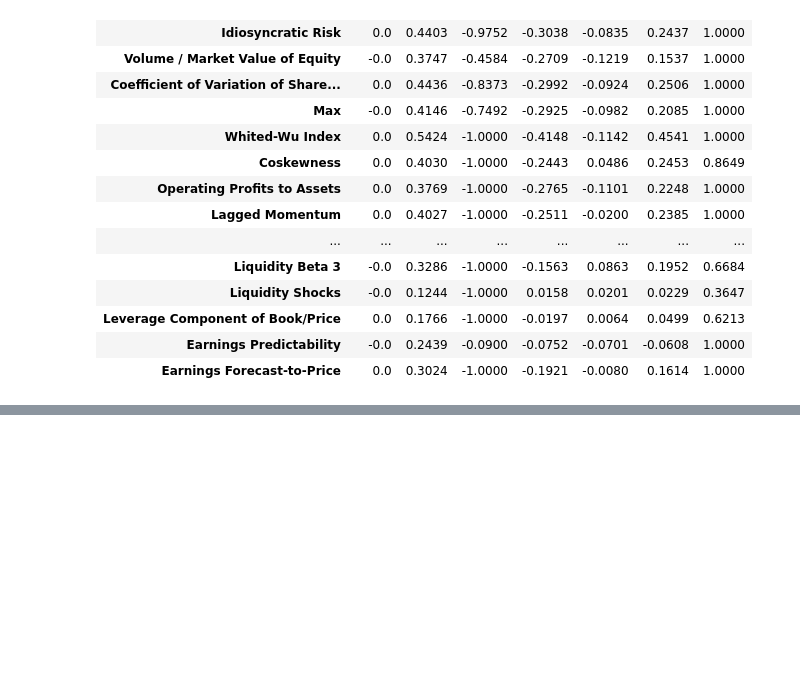
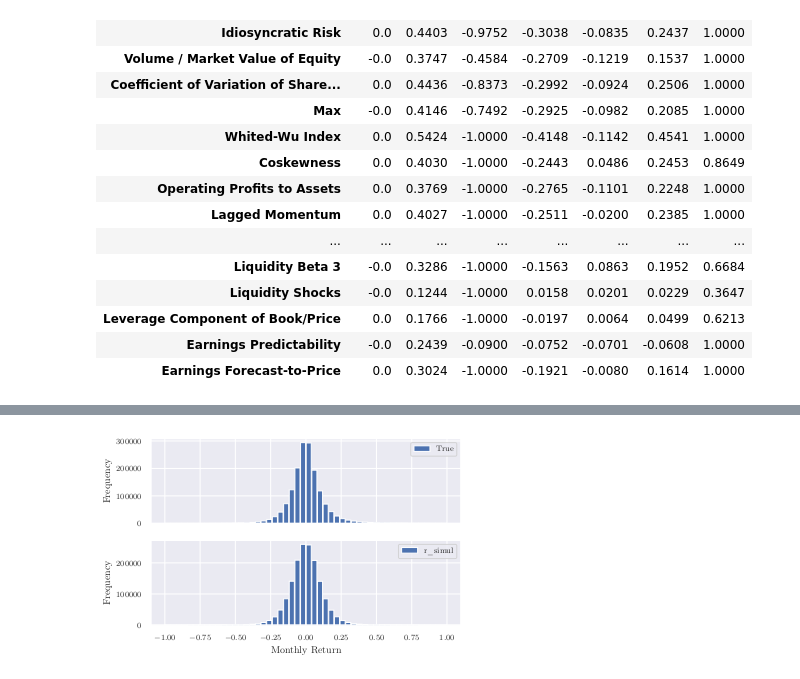
Before and after one commit to karolinachalupova/DiplomaThesis, a Jupyter notebook: figures_data.ipynb, the cells around one changed output, grey strips where cells are left out. Saved outputs shown, nothing was run; the diff lists cells and outputs as text; code cells hidden in the pictures; blank space fills up the shorter version.

```diff
--- a/figures_data.ipynb
+++ b/figures_data.ipynb
@@ -137,0 +141,6 @@ figures.tabulate_meta()
+# %%
+dt_sim_small = Simulated()
+dt_sim_small.load()
+
+df_sim_small = dt_sim_small.features
+r_sim_small = dt_sim_small.targets
@@ -137,0 +204,4 @@ figures.tabulate_meta()
+# %%
+figures.plot_returns_histogram_simulation(r, r_sim_small)
+# %% [output]
+[figure, added]
```
Also changed, not shown: parts of 13 cells of this notebook, 1 other file.
